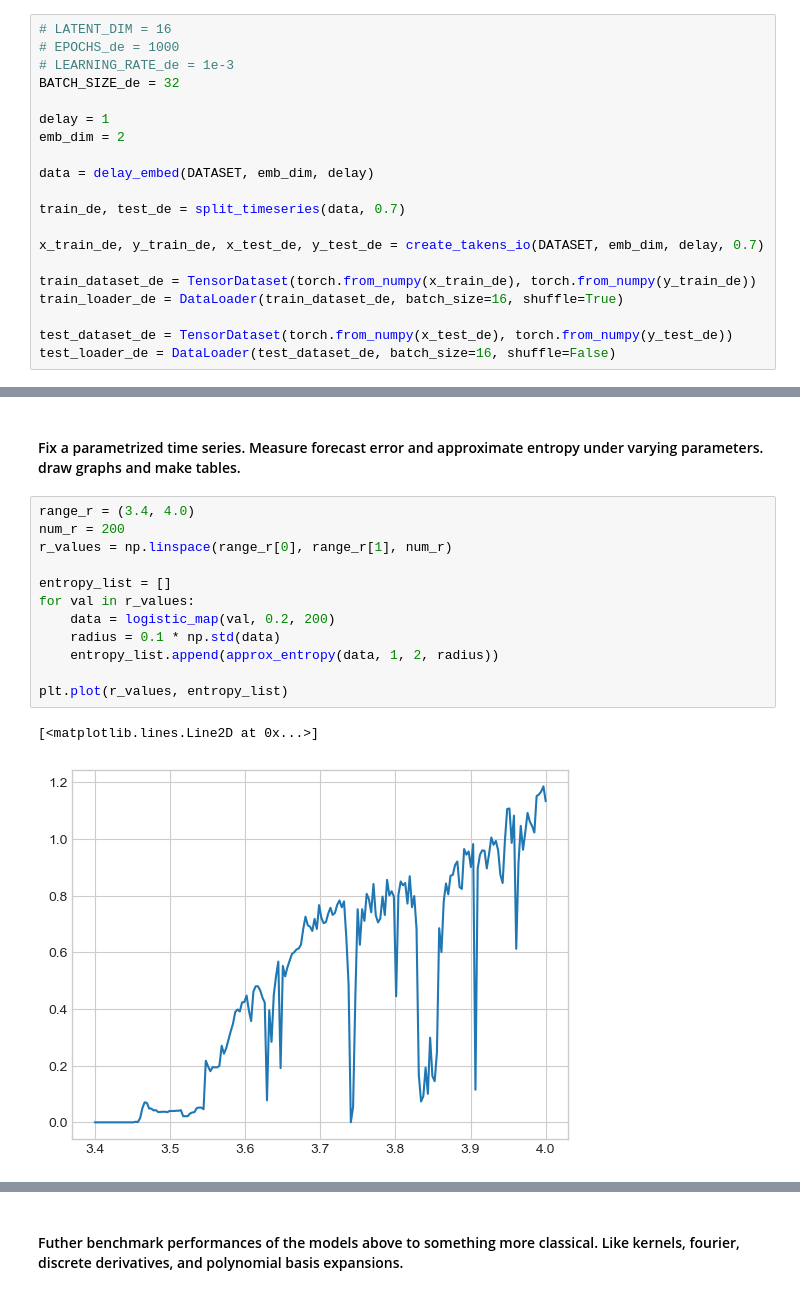
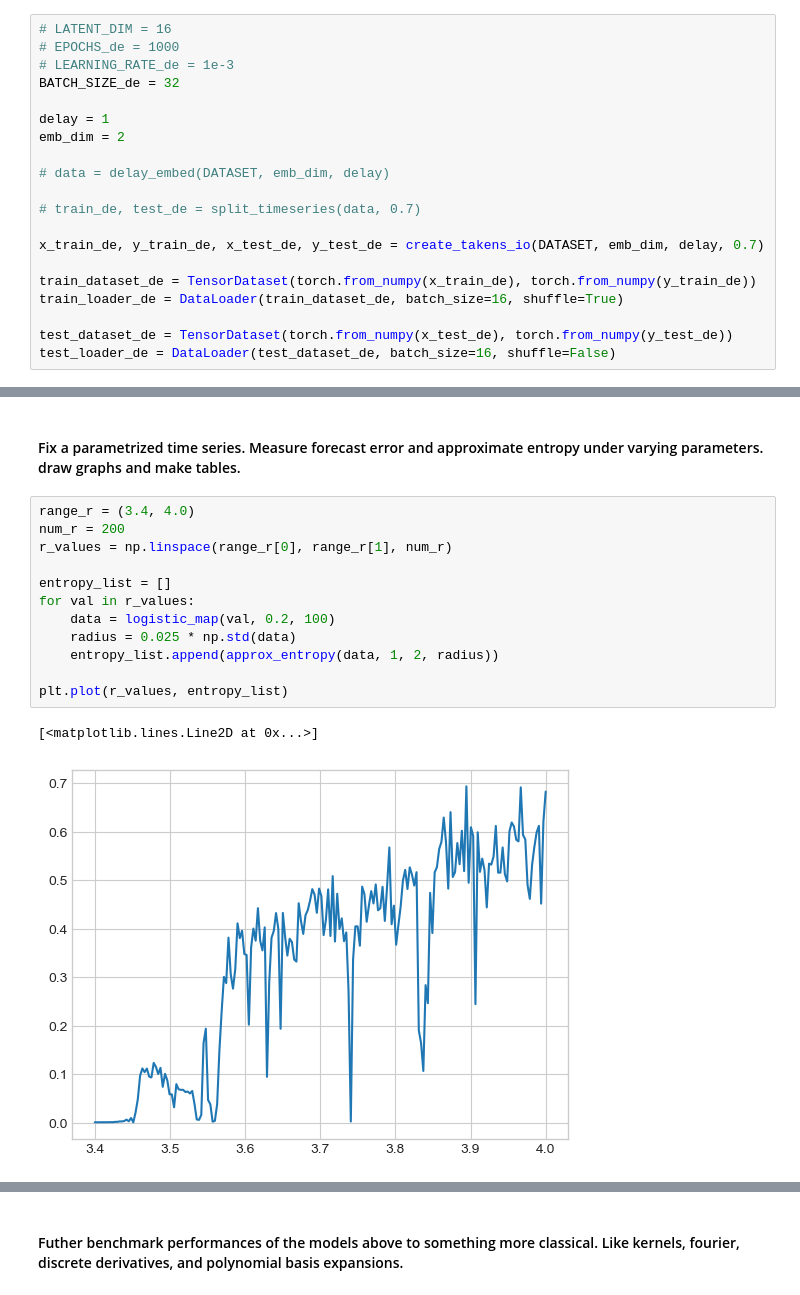
Before and after one commit to seeingquietjohn/TimeSeries, a Jupyter notebook: ForecastingBench.ipynb, the cells around one changed output, grey strips where cells are left out. Saved outputs shown, nothing was run; the diff lists cells and outputs as text.

```diff
--- a/ForecastingBench.ipynb
+++ b/ForecastingBench.ipynb
@@ -486,9 +486,9 @@ BATCH_SIZE_de = 32
 delay = 1
 emb_dim = 2
 
-data = delay_embed(DATASET, emb_dim, delay)
+# data = delay_embed(DATASET, emb_dim, delay)
 
-train_de, test_de = split_timeseries(data, 0.7)
+# train_de, test_de = split_timeseries(data, 0.7)
 
 x_train_de, y_train_de, x_test_de, y_test_de = create_takens_io(DATASET, emb_dim, delay, 0.7)
 
@@ -541,15 +541,15 @@ anal_error_de.plot('ape')
 # %%
 range_r = (3.4, 4.0)
 num_r = 200
 r_values = np.linspace(range_r[0], range_r[1], num_r)
 
 entropy_list = []
 for val in r_values:
-    data = logistic_map(val, 0.2, 200)
-    radius = 0.1 * np.std(data)
+    data = logistic_map(val, 0.2, 100)
+    radius = 0.025 * np.std(data)
     entropy_list.append(approx_entropy(data, 1, 2, radius))
 
 plt.plot(r_values, entropy_list)
 # %% [output]
 [<matplotlib.lines.Line2D at 0x...>]
-[figure, old version]
+[figure, new version]
```
Also changed, not shown: parts of 11 cells of this notebook.
